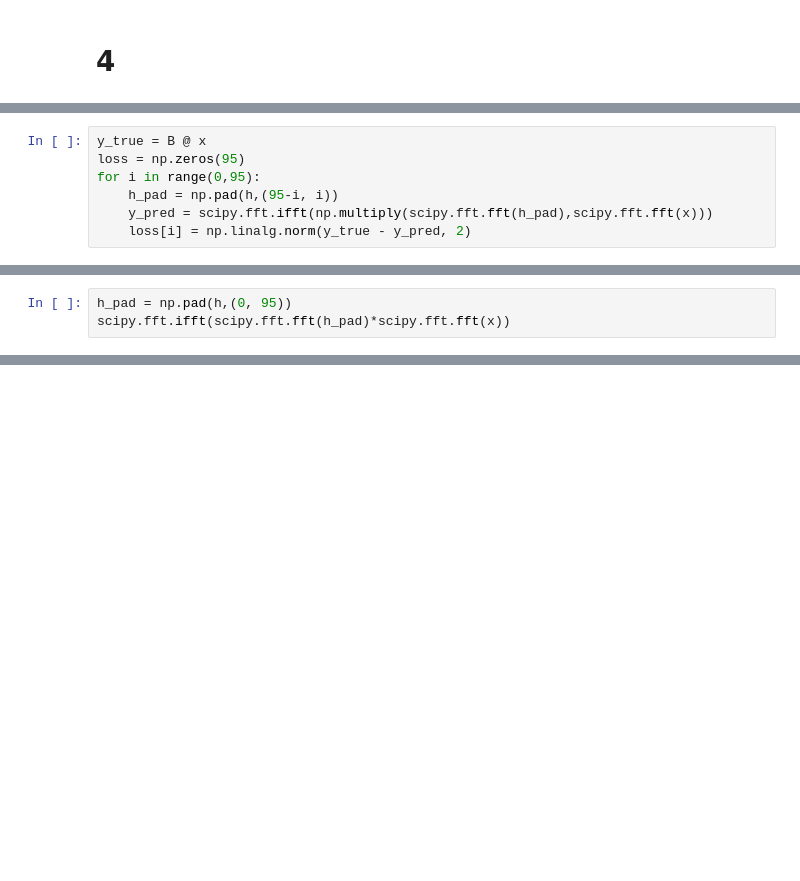
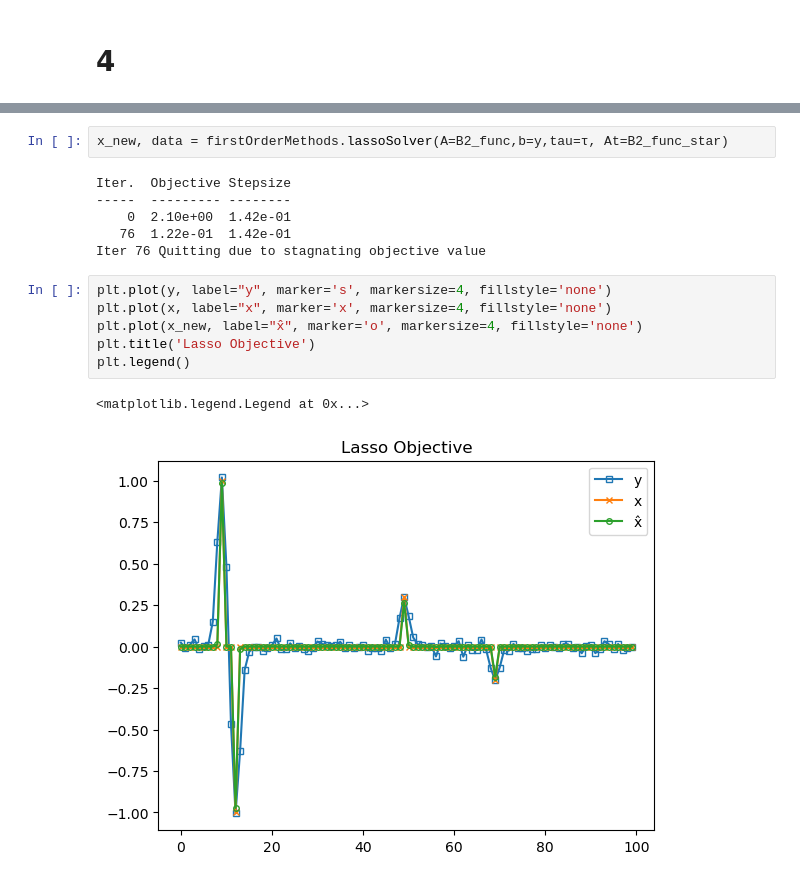
Before and after one commit to WhiffleFish/AdvConvex, a Jupyter notebook: HW2/HW4-Deblurring.ipynb, the cells around one changed output, grey strips where cells are left out. Saved outputs shown, nothing was run; the diff lists cells and outputs as text; blank space fills up the shorter version.

```diff
--- a/HW2/HW4-Deblurring.ipynb
+++ b/HW2/HW4-Deblurring.ipynb
@@ -126,7 +80,0 @@ print(d2)
-# %%
-y_true = B @ x
-loss = np.zeros(95)
-for i in range(0,95):
-    h_pad = np.pad(h,(95-i, i))
-    y_pred = scipy.fft.ifft(np.multiply(scipy.fft.fft(h_pad),scipy.fft.fft(x)))
-    loss[i] = np.linalg.norm(y_true - y_pred, 2)
@@ -161,3 +80,0 @@ array([ 0.        ,  0.        ,  0.        ,  0.        ,  0.        ,
-# %%
-h_pad = np.pad(h,(0, 95))
-scipy.fft.ifft(scipy.fft.fft(h_pad)*scipy.fft.fft(x))
@@ -217,0 +189,17 @@ prob3 = cvx.Problem(
+# %%
+x_new, data = firstOrderMethods.lassoSolver(A=B2_func,b=y,tau=τ, At=B2_func_star)
+# %% [output]
+Iter.  Objective Stepsize
+-----  --------- --------
+    0  2.10e+00  1.42e-01
+   76  1.22e-01  1.42e-01
+Iter 76 Quitting due to stagnating objective value
+# %%
+plt.plot(y, label="y", marker='s', markersize=4, fillstyle='none')
+plt.plot(x, label="x", marker='x', markersize=4, fillstyle='none')
+plt.plot(x_new, label="x̂", marker='o', markersize=4, fillstyle='none')
+plt.title('Lasso Objective')
+plt.legend()
+# %% [output]
+<matplotlib.legend.Legend at 0x...>
+[figure, added]
```
Also changed, not shown: parts of 18 cells of this notebook, 3 other files.
